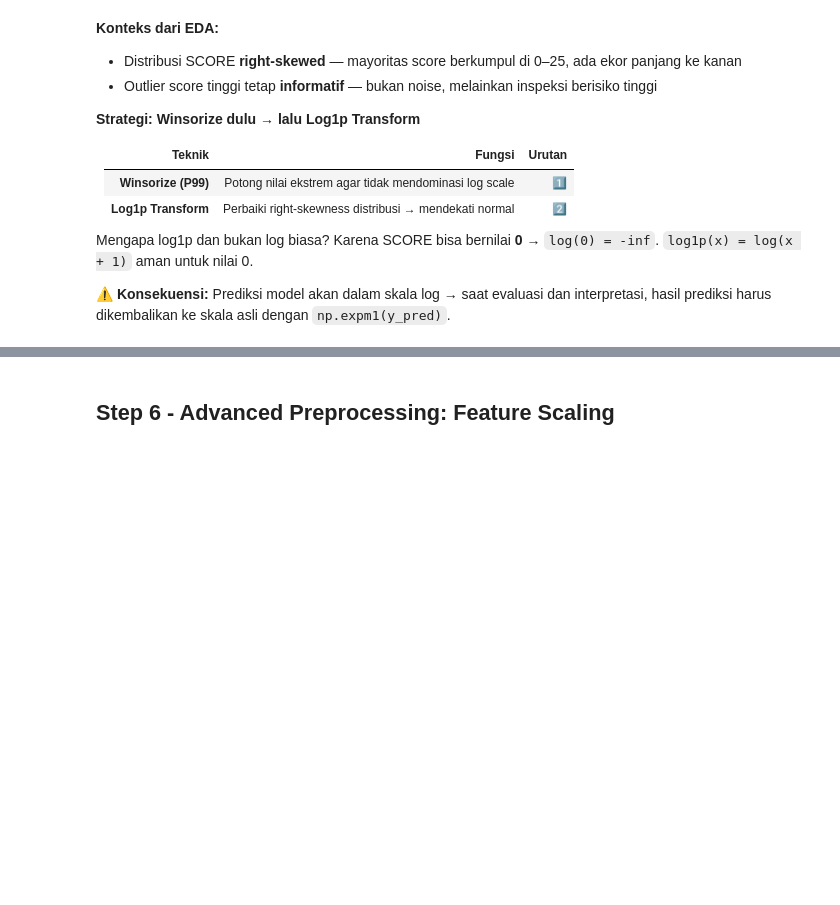
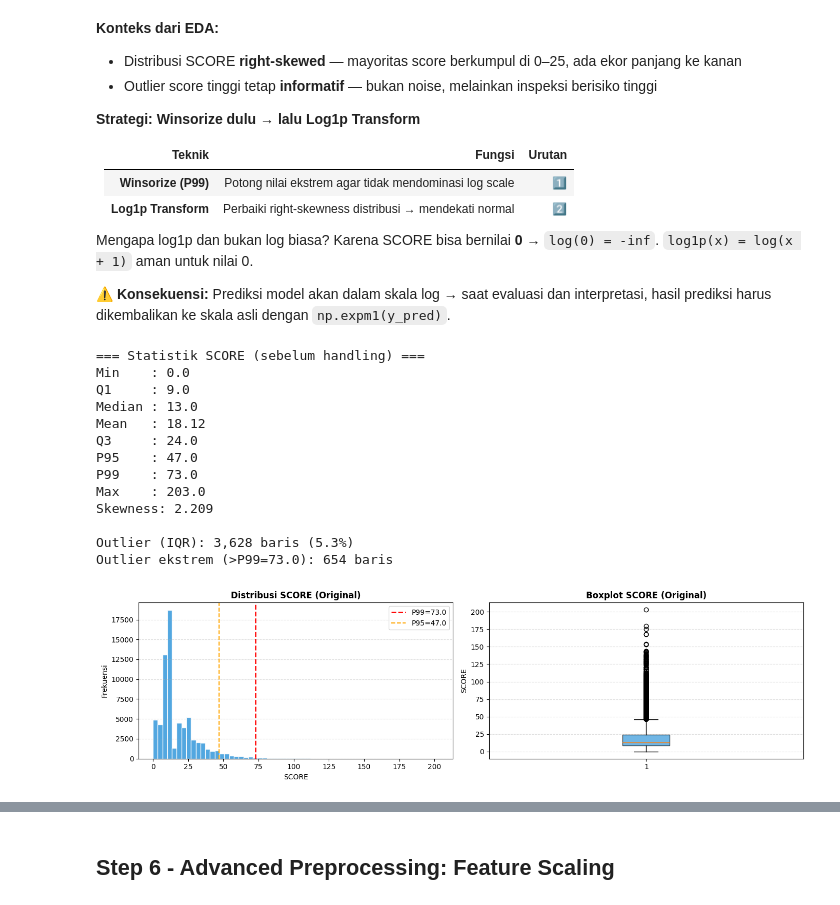
Before and after one commit to HUB37T/8-Hubert-Naufal, a Jupyter notebook: Tempat kerja Hubert/Nyoba Final.ipynb, the cells around one changed output, grey strips where cells are left out. Saved outputs shown, nothing was run; the diff lists cells and outputs as text; code cells hidden in the pictures; blank space fills up the shorter version.

```diff
--- a/Tempat kerja Hubert/Nyoba Final.ipynb
+++ b/Tempat kerja Hubert/Nyoba Final.ipynb
@@ -6,7 +6,7 @@ import seaborn as sns
 # %%
 pd.set_option('display.max_columns', None)
 # %%
-df = pd.read_csv("./dataset/Restaurant.csv")
+df = pd.read_csv("../dataset/Restaurant.csv")
 df.head()
 # %% [output]
 |  | CAMIS | DBA | BORO | BUILDING | STREET | ZIPCODE | PHONE | CUISINE DESCRIPTION | INSPECTION DATE | ... |
@@ -1099,40 +1254,53 @@ Mengapa log1p dan bukan log biasa? Karena SCORE bisa bernilai **0** → `log(0)
 ⚠️ **Konsekuensi:** Prediksi model akan dalam skala log → saat evaluasi dan interpretasi,
 hasil prediksi harus dikembalikan ke skala asli dengan `np.expm1(y_pred)`.
 # %%
-# ── 5a. Eksplorasi distribusi SCORE sebelum handling ─────────────────────────
 score = df_encoded["SCORE"]
 
 q1  = score.quantile(0.25)
 q3  = score.quantile(0.75)
 iqr = q3 - q1
 p99 = score.quantile(0.99)
 p95 = score.quantile(0.95)
 
 print("=== Statistik SCORE (sebelum handling) ===")
 print(f"Min    : {score.min():.1f}")
 print(f"Q1     : {q1:.1f}")
 print(f"Median : {score.median():.1f}")
 print(f"Mean   : {score.mean():.2f}")
 print(f"Q3     : {q3:.1f}")
 print(f"P95    : {p95:.1f}")
 print(f"P99    : {p99:.1f}")
 print(f"Max    : {score.max():.1f}")
 print(f"Skewness: {score.skew():.3f}")
 print(f"\nOutlier (IQR): {(score > q3 + 1.5*iqr).sum():,} baris ({(score > q3 + 1.5*iqr).mean()*100:.1f}%)")
 print(f"Outlier ekstrem (>P99={p99:.1f}): {(score > p99).sum():,} baris")
 
 fig, axes = plt.subplots(1, 2, figsize=(14, 4))
 axes[0].hist(score, bins=60, color="#3498db", edgecolor="white", alpha=0.85)
 axes[0].axvline(p99, color="red",    linestyle="--", linewidth=1.8, label=f"P99={p99:.1f}")
 axes[0].axvline(p95, color="orange", linestyle="--", linewidth=1.5, label=f"P95={p95:.1f}")
 axes[0].set_title("Distribusi SCORE (Original)", fontsize=12, fontweight="bold")
 axes[0].set_xlabel("SCORE"); axes[0].set_ylabel("Frekuensi")
 axes[0].legend(); axes[0].grid(axis="y", linestyle="--", alpha=0.4)
 
-axes[1].boxplot(score, vert=True, patch_artist=True,
-                boxprops=dict(facecolor="#3498db", alpha=0.7))
+axes[1].boxplot(score, vert=True, patch_artist=True, boxprops=dict(facecolor="#3498db", alpha=0.7))
 axes[1].set_title("Boxplot SCORE (Original)", fontsize=12, fontweight="bold")
 axes[1].set_ylabel("SCORE"); axes[1].grid(axis="y", linestyle="--", alpha=0.4)
 plt.tight_layout()
 plt.show()
+# %% [output]
+=== Statistik SCORE (sebelum handling) ===
+Min    : 0.0
+Q1     : 9.0
+Median : 13.0
+Mean   : 18.12
+Q3     : 24.0
+P95    : 47.0
+P99    : 73.0
+Max    : 203.0
+Skewness: 2.209
+
+Outlier (IQR): 3,628 baris (5.3%)
+Outlier ekstrem (>P99=73.0): 654 baris
+[figure, added]
 # %%
```
Also changed, not shown: parts of 48 cells of this notebook.
